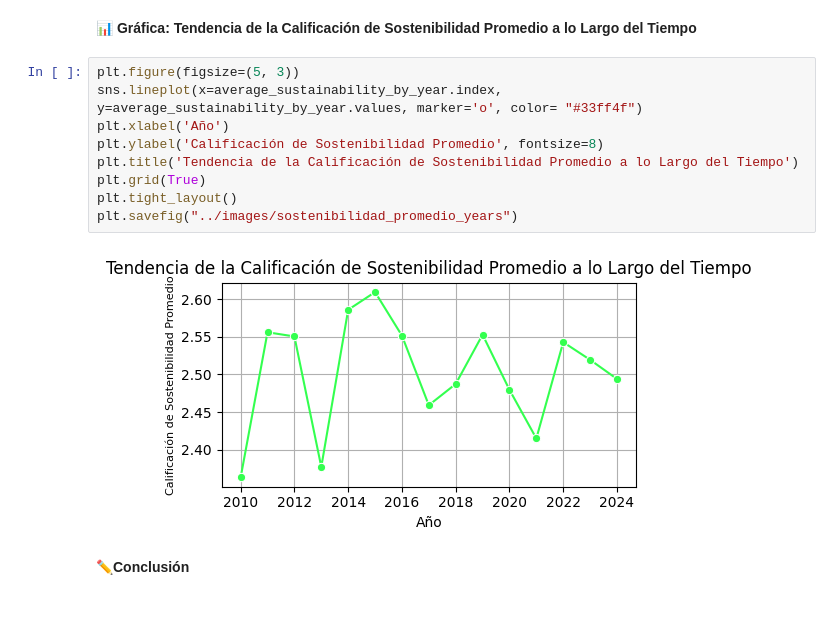
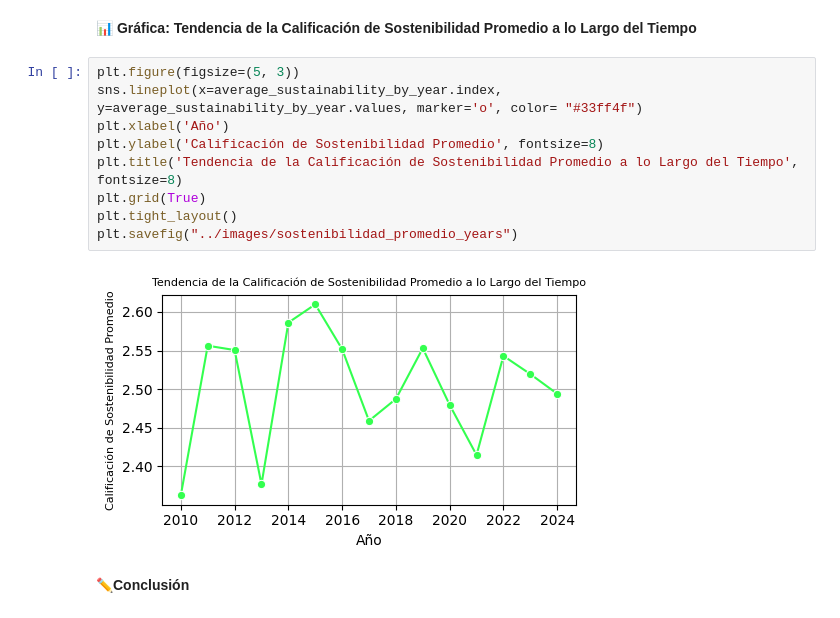
Before and after one commit to yoai13/EDA_SOSTENIBILIDAD_INDUSTRIA_TEXTIL, a Jupyter notebook: notebook/memoria_ industria_textill_sostenible.ipynb, the cells around one changed output. Saved outputs shown, nothing was run; the diff lists cells and outputs as text.

```diff
--- a/notebook/memoria_ industria_textill_sostenible.ipynb
+++ b/notebook/memoria_ industria_textill_sostenible.ipynb
@@ -197,14 +197,14 @@ average_sustainability_by_year = df1.groupby('Year')['Sustainability_Rating'].me
 # %%
 plt.figure(figsize=(5, 3))
 sns.lineplot(x=average_sustainability_by_year.index, y=average_sustainability_by_year.values, marker='o', color= "#33ff4f")
 plt.xlabel('Año')
 plt.ylabel('Calificación de Sostenibilidad Promedio', fontsize=8)
-plt.title('Tendencia de la Calificación de Sostenibilidad Promedio a lo Largo del Tiempo')
+plt.title('Tendencia de la Calificación de Sostenibilidad Promedio a lo Largo del Tiempo', fontsize=8)
 plt.grid(True)
 plt.tight_layout()
 plt.savefig("../images/sostenibilidad_promedio_years")
 # %% [output]
-[figure, old version]
+[figure, new version]
 # %% [markdown]
 ✏️**Conclusión**
 # %% [markdown]
```
Also changed, not shown: parts of 12 cells of this notebook, 10 other files.
